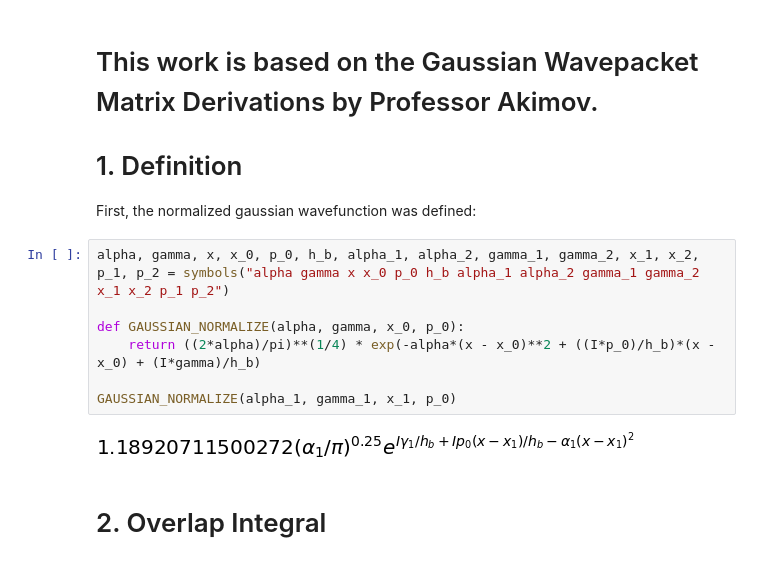
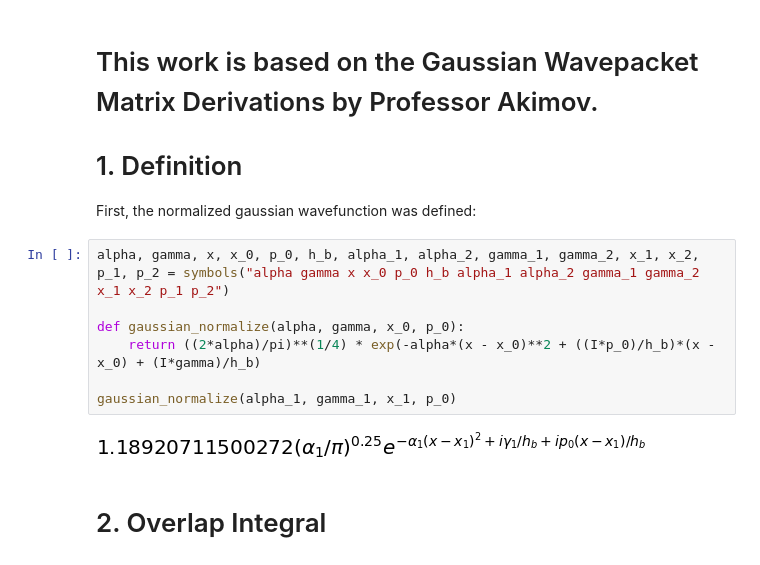
Before and after one commit to liz-stippell/Pysces, a Jupyter notebook: gaussian_wavepackets.ipynb, the cells around one changed output. Drawn from its saved outputs; the diff is of its cells as text.

```diff
--- a/gaussian_wavepackets.ipynb
+++ b/gaussian_wavepackets.ipynb
@@ -10,12 +10,12 @@ First, the normalized gaussian wavefunction was defined:
 # %%
 alpha, gamma, x, x_0, p_0, h_b, alpha_1, alpha_2, gamma_1, gamma_2, x_1, x_2, p_1, p_2 = symbols("alpha gamma x x_0 p_0 h_b alpha_1 alpha_2 gamma_1 gamma_2 x_1 x_2 p_1 p_2")
 
-def GAUSSIAN_NORMALIZE(alpha, gamma, x_0, p_0):
+def gaussian_normalize(alpha, gamma, x_0, p_0):
     return ((2*alpha)/pi)**(1/4) * exp(-alpha*(x - x_0)**2 + ((I*p_0)/h_b)*(x - x_0) + (I*gamma)/h_b)
 
-GAUSSIAN_NORMALIZE(alpha_1, gamma_1, x_1, p_0)
+gaussian_normalize(alpha_1, gamma_1, x_1, p_0)
 # %% [output]
-[figure, old version]
+[figure, new version]
 # %% [markdown]
 # 2. Overlap Integral
 # %% [markdown]
```
Also changed, not shown: parts of 11 cells of this notebook, 1 other file.
